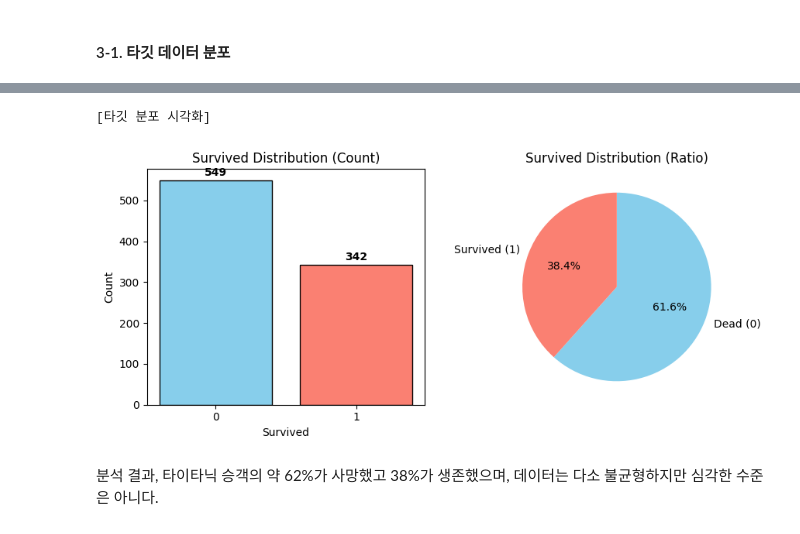
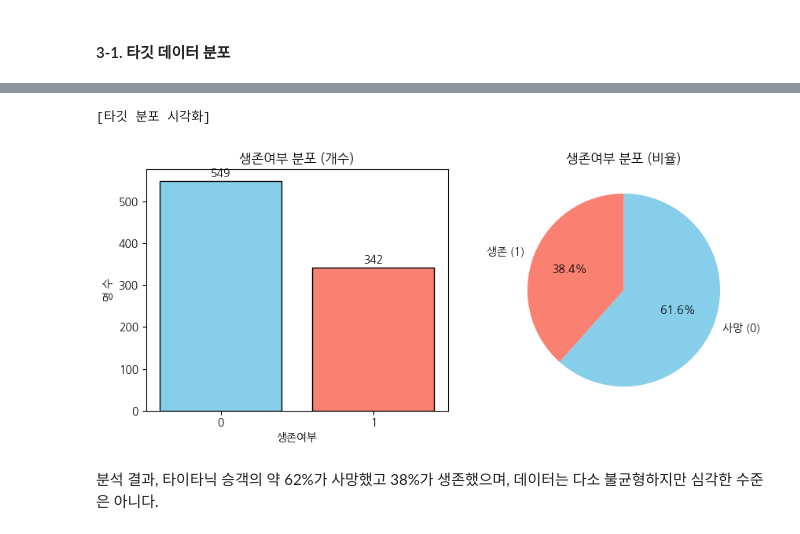
Before and after one commit to JyoARa/Machine-Learning, a Jupyter notebook: Project/Titanic/Titianic_DataAnalysis.ipynb, the cells around one changed output, grey strips where cells are left out. Cells and saved outputs as stored; diff of their text form; code cells hidden in the pictures.

```diff
--- a/Project/Titanic/Titianic_DataAnalysis.ipynb
+++ b/Project/Titanic/Titianic_DataAnalysis.ipynb
@@ -3,16 +49,11 @@
 # %% [markdown]
 #### 1-1. 데이터 불러오기
 # %%
-# 데이터 불러오기
-import pandas as pd
-from pathlib import Path
+# CSV 파일 URL
+url = "https://raw.githubusercontent.com/JyoARa/Machine-Learning/refs/heads/main/Project/Titanic/train.csv"
 
-# === CSV 경로 설정 ===
-DATA_PATH = Path("train.csv")
+# 불러오기
+df = pd.read_csv(url)
 
-# 파일 존재 확인
-if not DATA_PATH.exists():
-    raise FileNotFoundError(f"파일을 찾을 수 없습니다: {DATA_PATH.resolve()}")
-
-# 읽어오기
-df = pd.read_csv(DATA_PATH)
+# 처음 5행 확인
+df.head()
@@ -18,0 +67,3 @@ df = pd.read_csv(DATA_PATH)
+# %%
+# 원본 복사
+df_kor = df.copy()
@@ -279,44 +299,43 @@ Name: proportion, dtype: float64
 # %%
 import matplotlib.pyplot as plt
 
 print("[타깃 분포 시각화]")
 
-if "Survived" in df.columns:
-    counts = df["Survived"].value_counts().sort_index()             # 클래스 개수 (0, 1 순서 정렬)
-    ratios = df["Survived"].value_counts(normalize=True).sort_index()  # 클래스 비율
+# 생존여부 개수와 비율
+counts = df_kor["생존여부"].value_counts().sort_index()
+ratios = df_kor["생존여부"].value_counts(normalize=True).sort_index()
 
-    # subplot 생성 (1행 2열)
-    fig, axes = plt.subplots(1, 2, figsize=(9, 4))
+fig, axes = plt.subplots(1, 2, figsize=(9, 4))
 
-    # --- (1) 막대그래프 (개수) ---
-    colors = ["skyblue", "salmon"]  # 클래스별 색상 통일
-    bars = axes[0].bar(counts.index.astype(str), counts.values, color=colors, edgecolor="black")
-    axes[0].set_title("Survived Distribution (Count)")
-    axes[0].set_xlabel("Survived")
-    axes[0].set_ylabel("Count")
+# 막대그래프 (생존/사망 인원 수)
+colors = ["skyblue", "salmon"]
+bars = axes[0].bar(counts.index.astype(str), counts.values, color=colors, edgecolor="black")
+axes[0].set_title("생존여부 분포 (개수)")
+axes[0].set_xlabel("생존여부")
+axes[0].set_ylabel("명 수")
 
-    # 막대 위에 숫자 표시
-    for bar in bars:
-        height = bar.get_height()
-        axes[0].text(bar.get_x() + bar.get_width()/2, height + 5, str(height),
-                     ha="center", va="bottom", fontsize=10, fontweight="bold")
+# 막대 위에 개수 표시
+for bar in bars:
+    height = bar.get_height()
+    axes[0].text(bar.get_x() + bar.get_width()/2, height + 5, str(height),
+                 ha="center", va="bottom", fontsize=10, fontweight="bold")
 
-    # --- (2) 파이차트 (비율) ---
-    axes[1].pie(
-        ratios.values,
-        labels=["Dead (0)", "Survived (1)"],
-        autopct="%.1f%%",           # 퍼센트 표시
-        colors=colors,              # 막대그래프와 동일 색상
-        startangle=90,
-        counterclock=False
-    )
-    axes[1].set_title("Survived Distribution (Ratio)")
+# 파이차트 (생존/사망 비율)
+axes[1].pie(
+    ratios.values,
+    labels=["사망 (0)", "생존 (1)"],
+    autopct="%.1f%%",
+    colors=colors,
+    startangle=90,
+    counterclock=False
+)
+axes[1].set_title("생존여부 분포 (비율)")
 
-    plt.tight_layout()
-    plt.show()
+plt.tight_layout()
+plt.show()
 # %% [output]
 [타깃 분포 시각화]
-[figure, old version]
+[figure, new version]
 # %% [markdown]
 분석 결과, 타이타닉 승객의 약 62%가 사망했고 38%가 생존했으며, 데이터는 다소 불균형하지만 심각한 수준은 아니다.
 # %% [markdown]
```
Also changed, not shown: parts of 42 cells of this notebook, 4 other files.
